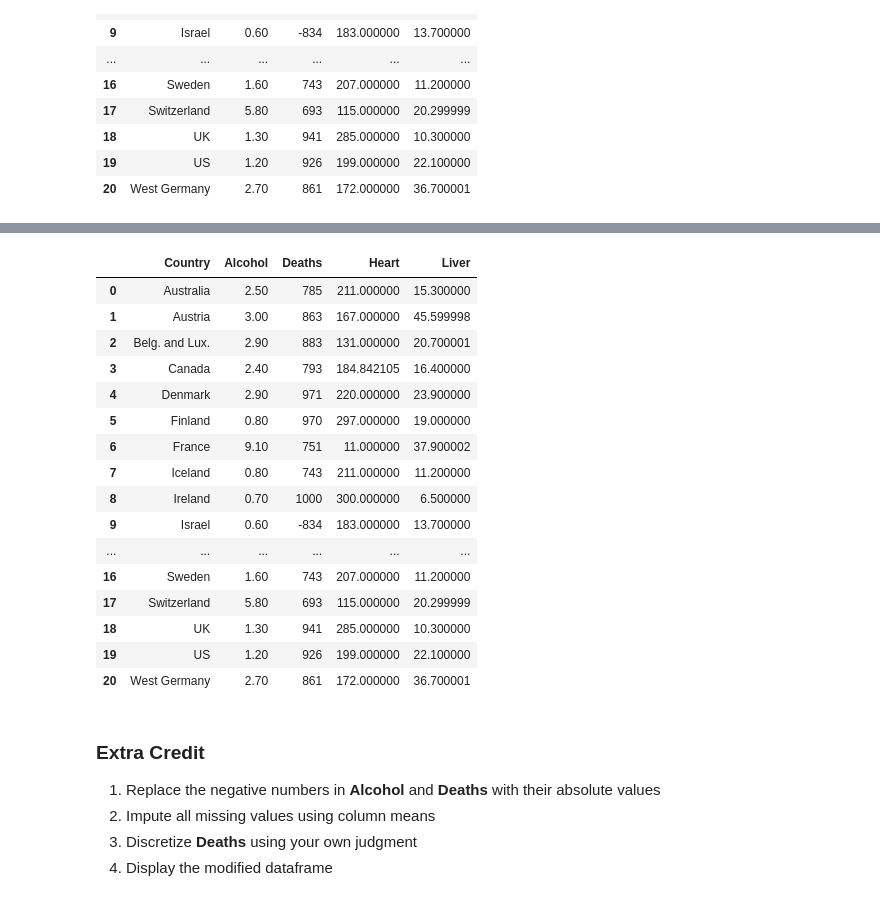
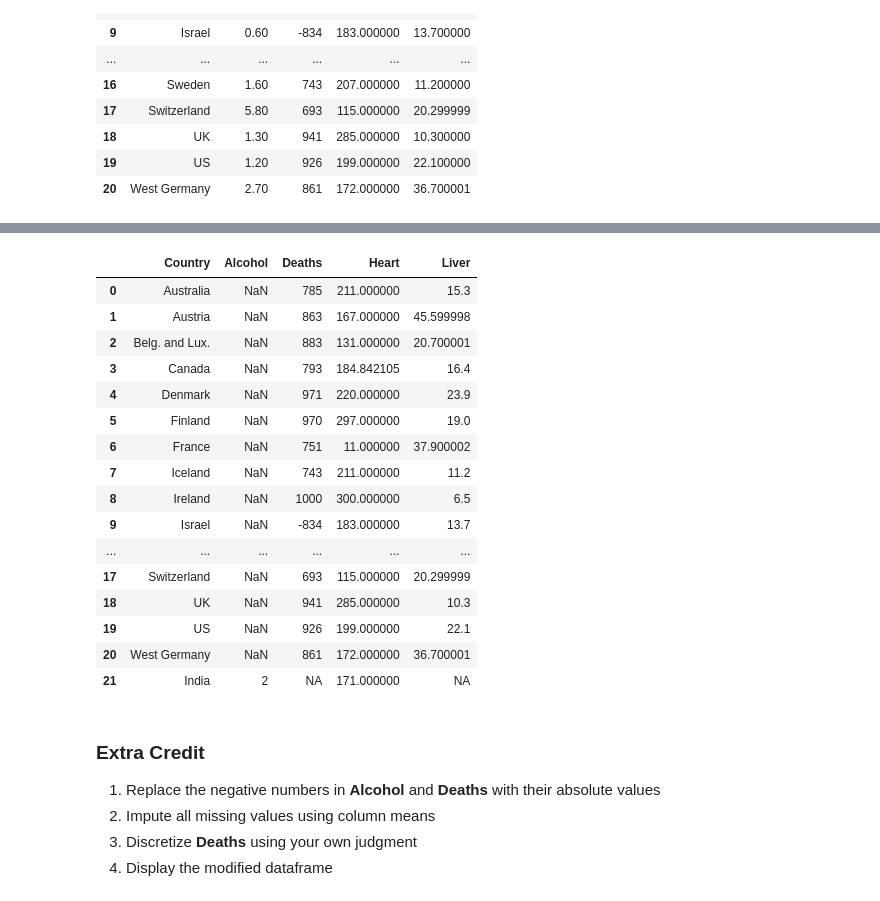
Before and after one commit to bforoura/IDS, a Jupyter notebook: alcohol_consumption.ipynb, the cells around one changed output, grey strips where cells are left out. Saved outputs shown, nothing was run; the diff lists cells and outputs as text; code cells hidden in the pictures.

```diff
--- a/alcohol_consumption.ipynb
+++ b/alcohol_consumption.ipynb
@@ -124,4 +124,4 @@ df
 # %%
 # Let's add the wrangled data for India
 
-df.append({'Country': 'India', 'Alcohol':2.53, 'Deaths': 'NA', 'Heart': 171, 'Liver': 'NA'}, ignore_index=True)
+df = df.append({'Country': 'India', 'Alcohol':2.53, 'Deaths': 'NA', 'Heart': 171, 'Liver': 'NA'}, ignore_index=True)
@@ -146,35 +128,35 @@ df.append({'Country': 'India', 'Alcohol':2.53, 'Deaths': 'NA', 'Heart': 171, 'Li
 # %%
 
 """  Discretize Alcohol
 
 o	0: less than or equal to 1.00 per capita
 o	1: more than 1.00 but less than or equal to 2.00 per capita
 o	2: more than 2.00 but less than or equal to 5.00 per capita
 o	3: more than 5.00 per capita
 
 """
 
-df2['Alcohol'] = pd.cut(x=df2['Alcohol'], bins=[0, 1, 2, 5, 100], labels = [0, 1, 2, 3])
+df['Alcohol'] = pd.cut(x=df['Alcohol'], bins=[0, 1, 2, 5, 100], labels = [0, 1, 2, 3])
 
 df
 # %% [output]
 |  | Country | Alcohol | Deaths | Heart | Liver |
-| 0 | Australia | 2.50 | 785 | 211.000000 | 15.300000 |
-| 1 | Austria | 3.00 | 863 | 167.000000 | 45.599998 |
-| 2 | Belg. and Lux. | 2.90 | 883 | 131.000000 | 20.700001 |
-| 3 | Canada | 2.40 | 793 | 184.842105 | 16.400000 |
-| 4 | Denmark | 2.90 | 971 | 220.000000 | 23.900000 |
-| 5 | Finland | 0.80 | 970 | 297.000000 | 19.000000 |
-| 6 | France | 9.10 | 751 | 11.000000 | 37.900002 |
-| 7 | Iceland | 0.80 | 743 | 211.000000 | 11.200000 |
-| 8 | Ireland | 0.70 | 1000 | 300.000000 | 6.500000 |
-| 9 | Israel | 0.60 | -834 | 183.000000 | 13.700000 |
+| 0 | Australia | NaN | 785 | 211.000000 | 15.3 |
+| 1 | Austria | NaN | 863 | 167.000000 | 45.599998 |
+| 2 | Belg. and Lux. | NaN | 883 | 131.000000 | 20.700001 |
+| 3 | Canada | NaN | 793 | 184.842105 | 16.4 |
+| 4 | Denmark | NaN | 971 | 220.000000 | 23.9 |
+| 5 | Finland | NaN | 970 | 297.000000 | 19.0 |
+| 6 | France | NaN | 751 | 11.000000 | 37.900002 |
+| 7 | Iceland | NaN | 743 | 211.000000 | 11.2 |
+| 8 | Ireland | NaN | 1000 | 300.000000 | 6.5 |
+| 9 | Israel | NaN | -834 | 183.000000 | 13.7 |
 | ... | ... | ... | ... | ... | ... |
-| 16 | Sweden | 1.60 | 743 | 207.000000 | 11.200000 |
-| 17 | Switzerland | 5.80 | 693 | 115.000000 | 20.299999 |
-| 18 | UK | 1.30 | 941 | 285.000000 | 10.300000 |
-| 19 | US | 1.20 | 926 | 199.000000 | 22.100000 |
-| 20 | West Germany | 2.70 | 861 | 172.000000 | 36.700001 |
+| 17 | Switzerland | NaN | 693 | 115.000000 | 20.299999 |
+| 18 | UK | NaN | 941 | 285.000000 | 10.3 |
+| 19 | US | NaN | 926 | 199.000000 | 22.1 |
+| 20 | West Germany | NaN | 861 | 172.000000 | 36.700001 |
+| 21 | India | 2 | NA | 171.000000 | NA |
 # %% [markdown]
 ### **Extra Credit**
 
```
Also changed, not shown: parts of 1 cell of this notebook.
